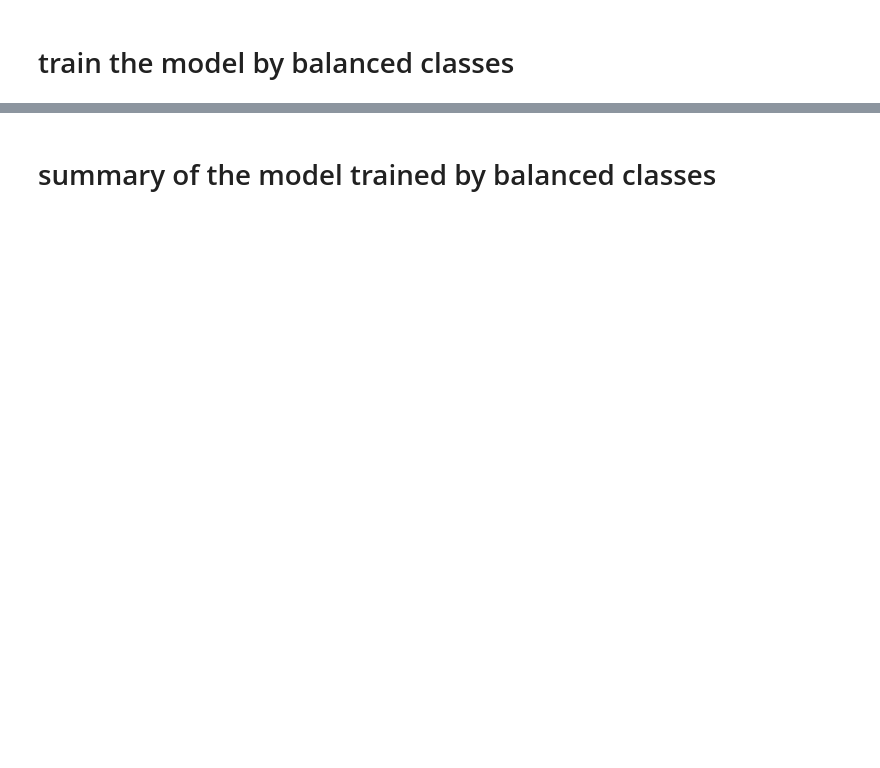
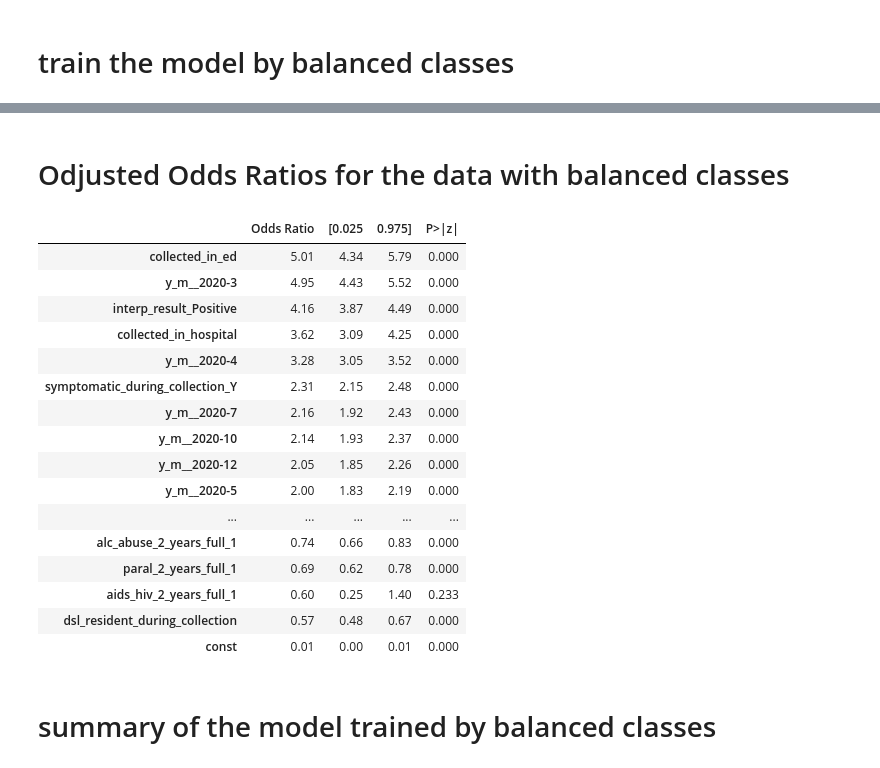
Before and after one commit to Fuzzy-sh/Machine-Learning-Risk-Estimation-ARC, a Jupyter notebook: 4_LTC_Logistic_regression.ipynb, the cells around one changed output, grey strips where cells are left out. Saved outputs shown, nothing was run; the diff lists cells and outputs as text; code cells hidden in the pictures; blank space fills up the shorter version.

```diff
--- a/4_LTC_Logistic_regression.ipynb
+++ b/4_LTC_Logistic_regression.ipynb
@@ -243,3 +295,44 @@ AUC: 0.70%
+# %% [markdown]
+# Odjusted Odds Ratios for the data with balanced classes
+# %%
+# Assuming you have already fitted your logistic regression model and stored it in log_reg_model
+# For example: log_reg_model = sm.Logit(y, X).fit()
+
+# Get the summary of the logistic regression model
+log_reg_summary = log_reg.summary()
+
+# Convert the summary to HTML
+html_summary = log_reg_summary.tables[1].as_html()
+
+# Read the HTML table into a DataFrame
+df_summary = pd.read_html(html_summary, header=0, index_col=0)[0]
+
+# Calculate the odds ratio and add it to the DataFrame
+df_summary['Odds Ratio'] = df_summary['coef'].apply(lambda x: round(np.exp(x), 2))
+df_summary['[0.025'] = df_summary['[0.025'].apply(lambda x: round(np.exp(x), 2))
+df_summary['0.975]'] = df_summary['0.975]'].apply(lambda x: round(np.exp(x), 2))
+df_summary=df_summary[['Odds Ratio','[0.025', '0.975]','P>|z|']]
+# Display the DataFrame with the odds ratio
+# %%
+df_summary.sort_values('Odds Ratio', ascending=False)
+# %% [output]
+|  | Odds Ratio | [0.025 | 0.975] | P>|z| |
+| collected_in_ed | 5.01 | 4.34 | 5.79 | 0.000 |
+| y_m__2020-3 | 4.95 | 4.43 | 5.52 | 0.000 |
+| interp_result_Positive | 4.16 | 3.87 | 4.49 | 0.000 |
+| collected_in_hospital | 3.62 | 3.09 | 4.25 | 0.000 |
+| y_m__2020-4 | 3.28 | 3.05 | 3.52 | 0.000 |
+| symptomatic_during_collection_Y | 2.31 | 2.15 | 2.48 | 0.000 |
+| y_m__2020-7 | 2.16 | 1.92 | 2.43 | 0.000 |
+| y_m__2020-10 | 2.14 | 1.93 | 2.37 | 0.000 |
+| y_m__2020-12 | 2.05 | 1.85 | 2.26 | 0.000 |
+| y_m__2020-5 | 2.00 | 1.83 | 2.19 | 0.000 |
+| ... | ... | ... | ... | ... |
+| alc_abuse_2_years_full_1 | 0.74 | 0.66 | 0.83 | 0.000 |
+| paral_2_years_full_1 | 0.69 | 0.62 | 0.78 | 0.000 |
+| aids_hiv_2_years_full_1 | 0.60 | 0.25 | 1.40 | 0.233 |
+| dsl_resident_during_collection | 0.57 | 0.48 | 0.67 | 0.000 |
+| const | 0.01 | 0.00 | 0.01 | 0.000 |
 # %% [markdown]
 # summary of the model trained by balanced classes
 # %%
```
Also changed, not shown: parts of 8 cells of this notebook, 2 other files.
